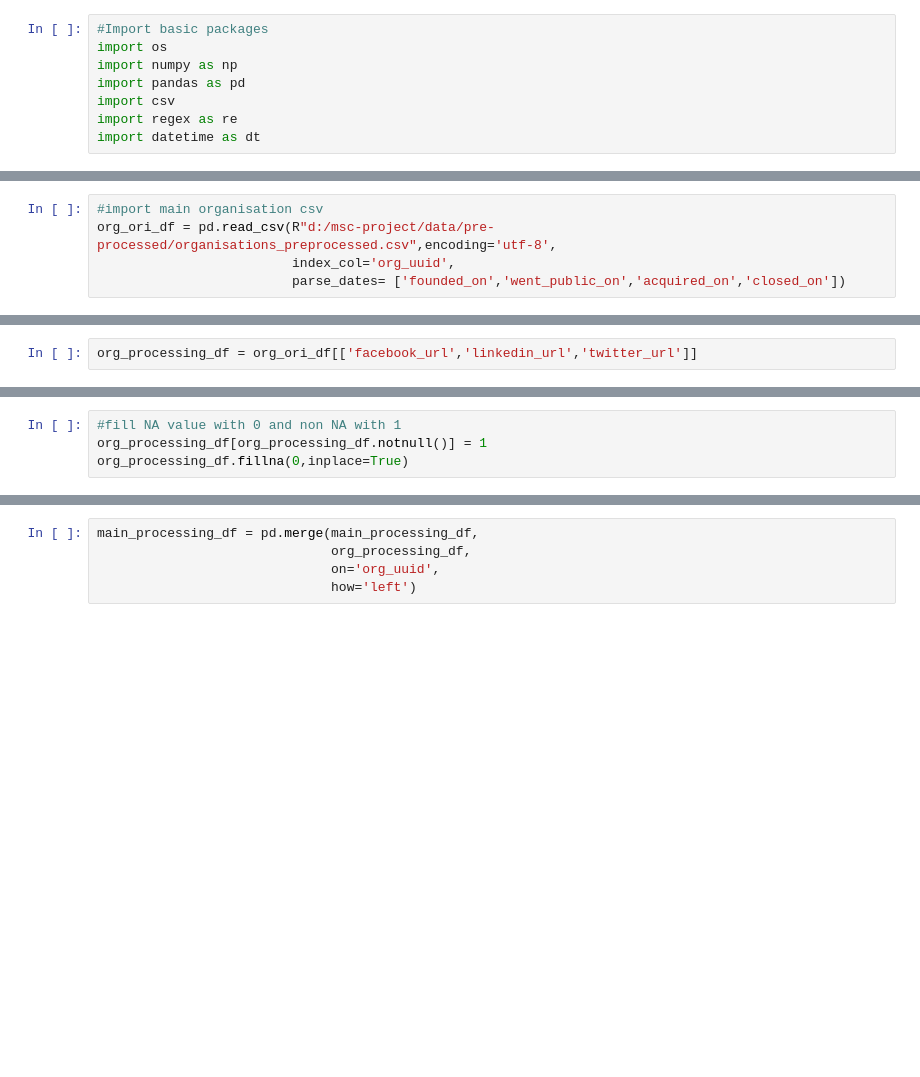
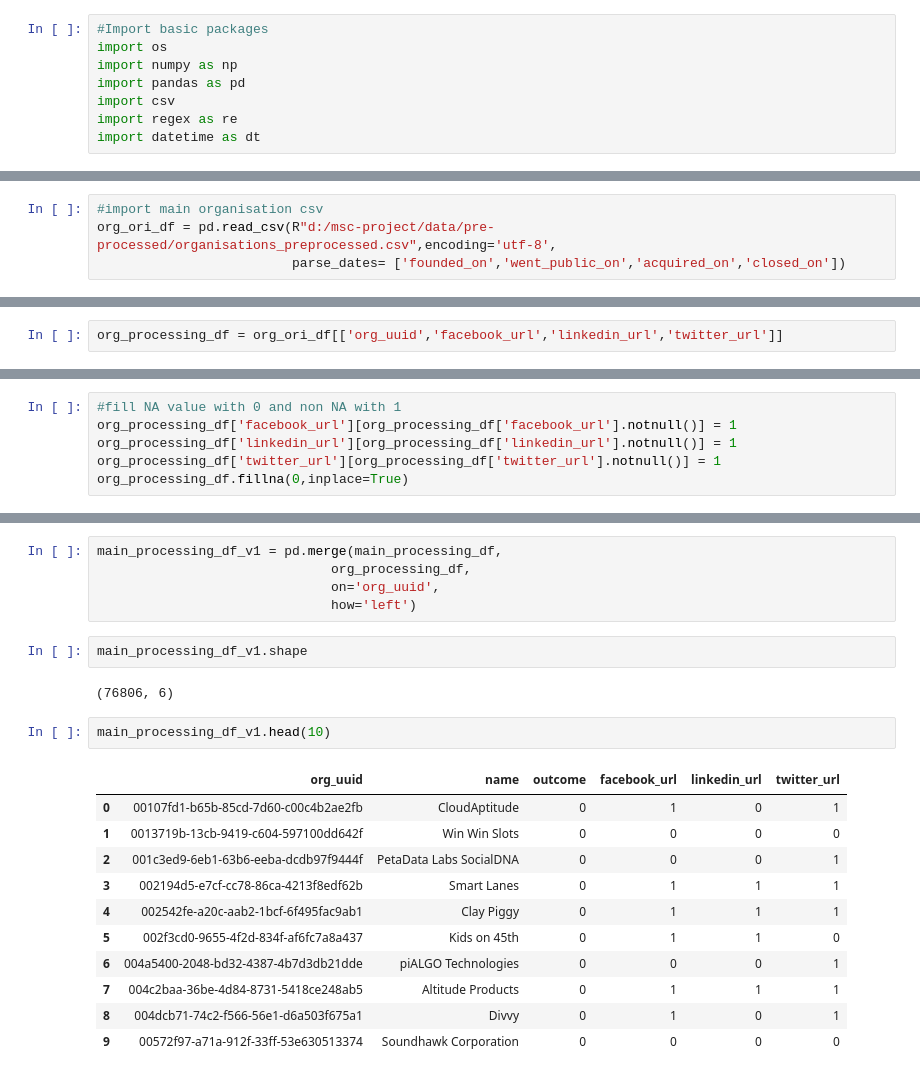
Before and after one commit to csynbiosys/dissertations-2021-info, a Jupyter notebook: rahim_ghani_predict/features-development-network.ipynb, the cells around one changed output, grey strips where cells are left out. Drawn from its saved outputs; the diff is of its cells as text; blank space fills up the shorter version.

```diff
--- a/rahim_ghani_predict/features-development-network.ipynb
+++ b/rahim_ghani_predict/features-development-network.ipynb
@@ -15,7 +14,6 @@ main_processing_df = main_df[['name','outcome']]
 # %%
 #import main organisation csv
 org_ori_df = pd.read_csv(R"d:/msc-project/data/pre-processed/organisations_preprocessed.csv",encoding='utf-8',
-                         index_col='org_uuid',
                          parse_dates= ['founded_on','went_public_on','acquired_on','closed_on'])
 # %%
 org_ori_df.columns
@@ -38,4 +36,4 @@ Index(['name', 'legal_name', 'homepage_url', 'country_code', 'state_code',
        'parent_name'],
       dtype='object')
 # %%
-org_processing_df = org_ori_df[['facebook_url','linkedin_url','twitter_url']]
+org_processing_df = org_ori_df[['org_uuid','facebook_url','linkedin_url','twitter_url']]
@@ -42,5 +54,7 @@ org_processing_df = org_ori_df[['facebook_url','linkedin_url','twitter_url']]
 # %%
 #fill NA value with 0 and non NA with 1
-org_processing_df[org_processing_df.notnull()] = 1
+org_processing_df['facebook_url'][org_processing_df['facebook_url'].notnull()] = 1
+org_processing_df['linkedin_url'][org_processing_df['linkedin_url'].notnull()] = 1
+org_processing_df['twitter_url'][org_processing_df['twitter_url'].notnull()] = 1
 org_processing_df.fillna(0,inplace=True)
 # %% [output]
@@ -60,6 +83,24 @@ See the caveats in the documentation: https://pandas.pydata.org/pandas-docs/stab
 # %%
-main_processing_df = pd.merge(main_processing_df,
+main_processing_df_v1 = pd.merge(main_processing_df,
                               org_processing_df,
                               on='org_uuid',
                               how='left')
+# %%
+main_processing_df_v1.shape
+# %% [output]
+(76806, 6)
+# %%
+main_processing_df_v1.head(10)
+# %% [output]
+|  | org_uuid | name | outcome | facebook_url | linkedin_url | twitter_url |
+| 0 | 00107fd1-b65b-85cd-7d60-c00c4b2ae2fb | CloudAptitude | 0 | 1 | 0 | 1 |
+| 1 | 0013719b-13cb-9419-c604-597100dd642f | Win Win Slots | 0 | 0 | 0 | 0 |
+| 2 | 001c3ed9-6eb1-63b6-eeba-dcdb97f9444f | PetaData Labs SocialDNA | 0 | 0 | 0 | 1 |
+| 3 | 002194d5-e7cf-cc78-86ca-4213f8edf62b | Smart Lanes | 0 | 1 | 1 | 1 |
+| 4 | 002542fe-a20c-aab2-1bcf-6f495fac9ab1 | Clay Piggy | 0 | 1 | 1 | 1 |
+| 5 | 002f3cd0-9655-4f2d-834f-af6fc7a8a437 | Kids on 45th | 0 | 1 | 1 | 0 |
+| 6 | 004a5400-2048-bd32-4387-4b7d3db21dde | piALGO Technologies | 0 | 0 | 0 | 1 |
+| 7 | 004c2baa-36be-4d84-8731-5418ce248ab5 | Altitude Products | 0 | 1 | 1 | 1 |
+| 8 | 004dcb71-74c2-f566-56e1-d6a503f675a1 | Divvy | 0 | 1 | 0 | 1 |
+| 9 | 00572f97-a71a-912f-33ff-53e630513374 | Soundhawk Corporation | 0 | 0 | 0 | 0 |
 # %%
```
Also changed, not shown: parts of 24 cells of this notebook, 3 other files.
